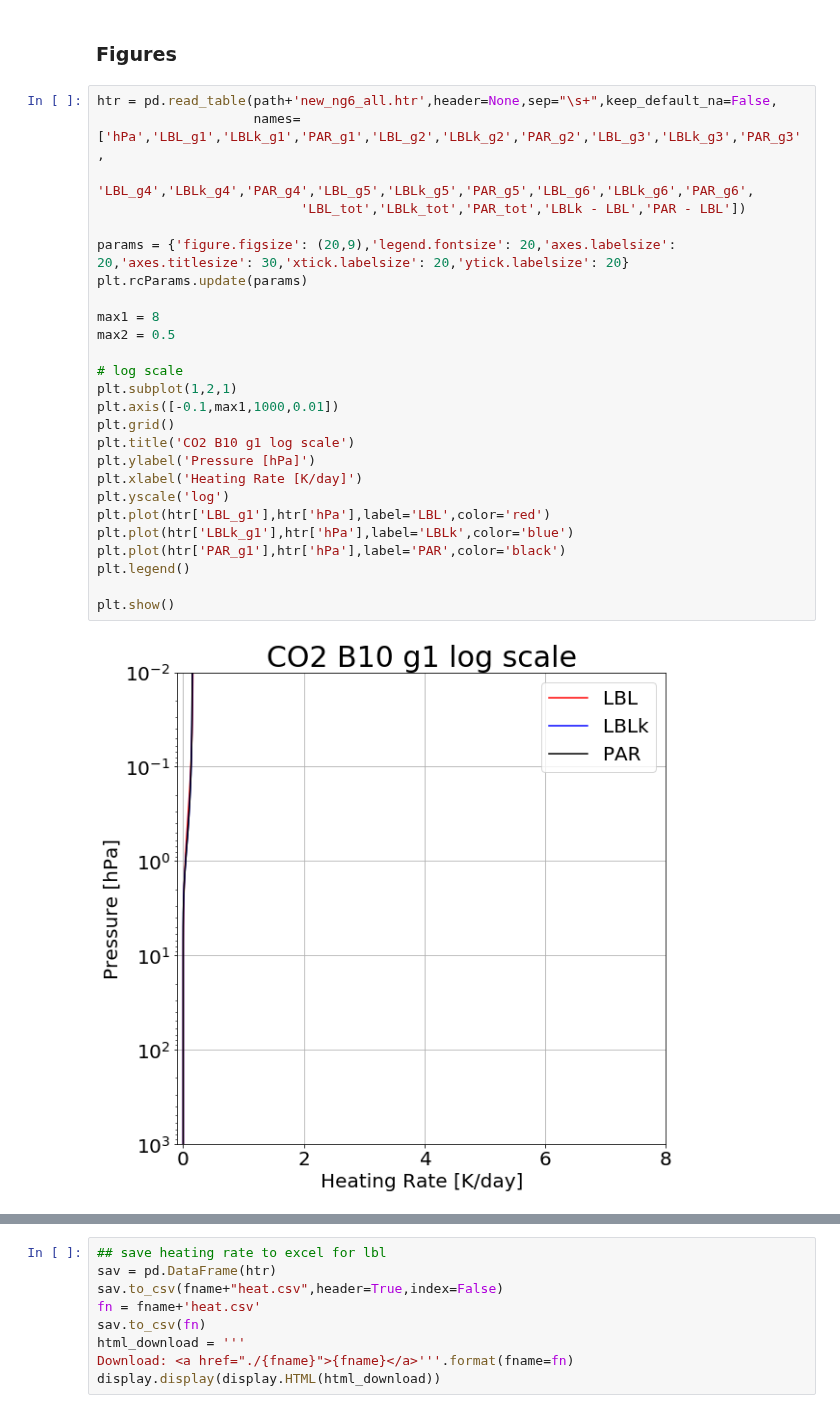
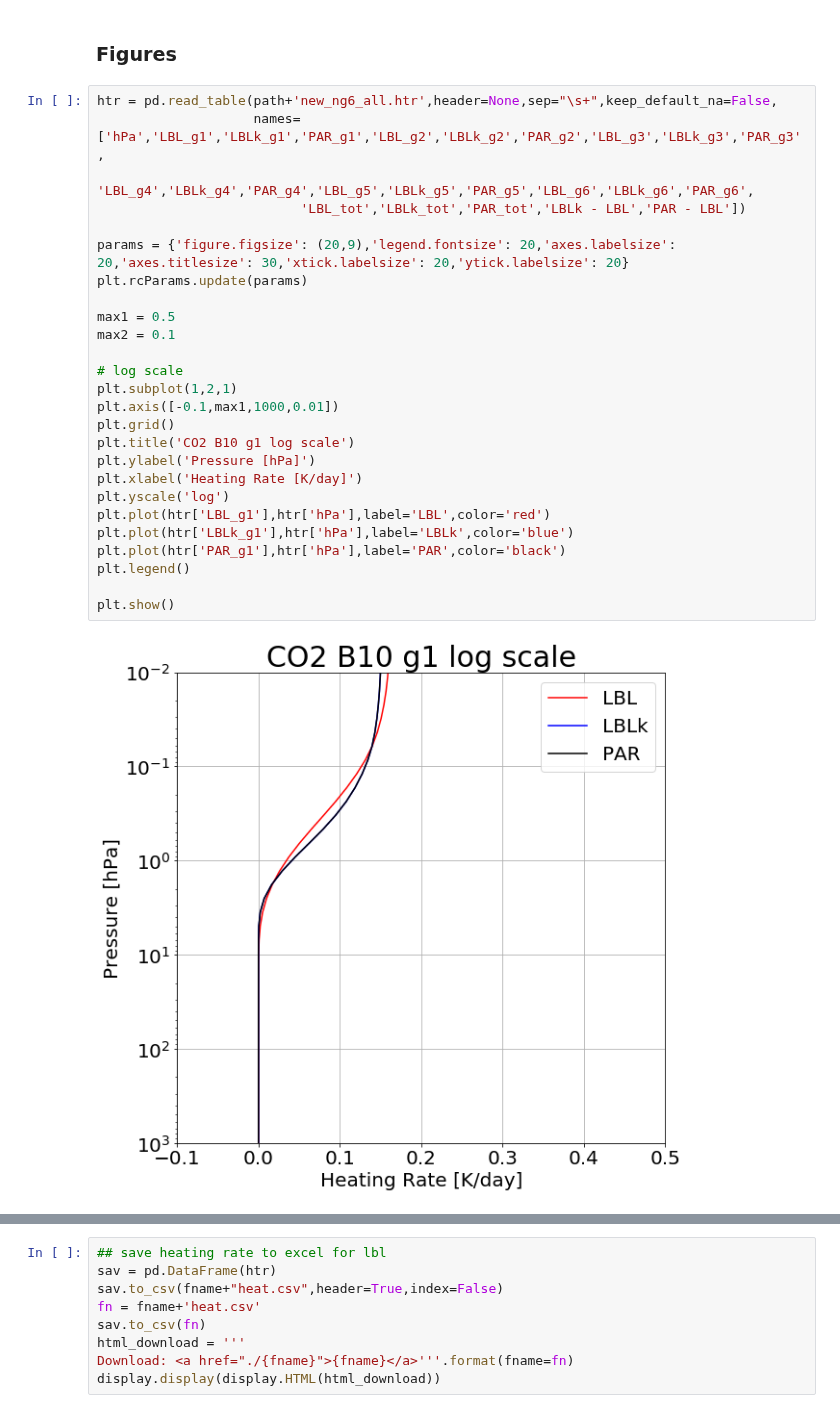
Before and after one commit to kimbuyo/Radiation_SW, a Jupyter notebook: Param/CO2/B10/190213_Result/CO2x1/CO2_B10_cosz0.2_mls75_result.ipynb, the cells around one changed output, grey strips where cells are left out. Cells and saved outputs as stored; diff of their text form.

```diff
--- a/Param/CO2/B10/190213_Result/CO2x1/CO2_B10_cosz0.2_mls75_result.ipynb
+++ b/Param/CO2/B10/190213_Result/CO2x1/CO2_B10_cosz0.2_mls75_result.ipynb
@@ -71,31 +71,31 @@ Download: CO2_B10_cosz0.2_mls75_flux.csv
 # %%
 htr = pd.read_table(path+'new_ng6_all.htr',header=None,sep="\s+",keep_default_na=False,
                     names=['hPa','LBL_g1','LBLk_g1','PAR_g1','LBL_g2','LBLk_g2','PAR_g2','LBL_g3','LBLk_g3','PAR_g3',
                           'LBL_g4','LBLk_g4','PAR_g4','LBL_g5','LBLk_g5','PAR_g5','LBL_g6','LBLk_g6','PAR_g6',
                           'LBL_tot','LBLk_tot','PAR_tot','LBLk - LBL','PAR - LBL'])
 
 params = {'figure.figsize': (20,9),'legend.fontsize': 20,'axes.labelsize': 20,'axes.titlesize': 30,'xtick.labelsize': 20,'ytick.labelsize': 20}
 plt.rcParams.update(params)
 
-max1 = 8
-max2 = 0.5
+max1 = 0.5
+max2 = 0.1
 
 # log scale
 plt.subplot(1,2,1)
 plt.axis([-0.1,max1,1000,0.01])
 plt.grid()
 plt.title('CO2 B10 g1 log scale')
 plt.ylabel('Pressure [hPa]')
 plt.xlabel('Heating Rate [K/day]')
 plt.yscale('log')
 plt.plot(htr['LBL_g1'],htr['hPa'],label='LBL',color='red')
 plt.plot(htr['LBLk_g1'],htr['hPa'],label='LBLk',color='blue')
 plt.plot(htr['PAR_g1'],htr['hPa'],label='PAR',color='black')
 plt.legend()
 
 plt.show()
 # %% [output]
-[figure, old version]
+[figure, new version]
 # %%
 # linear scale
 plt.subplot(1,2,2)
```
Also changed, not shown: parts of 14 cells of this notebook.
